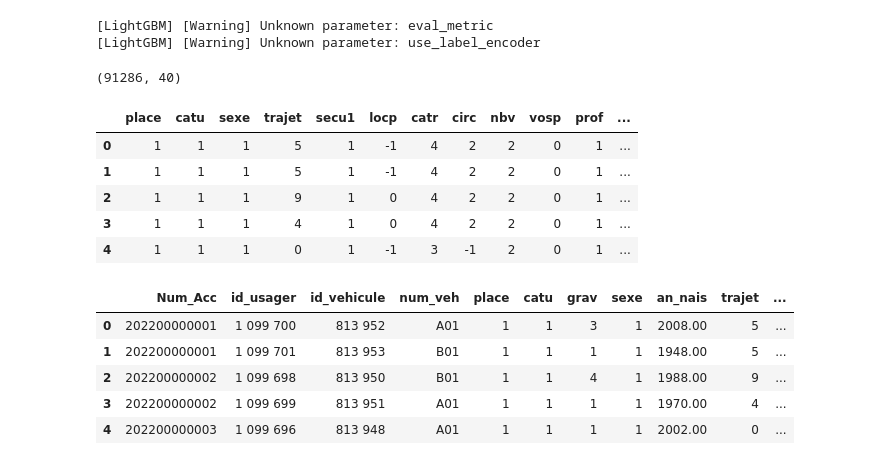
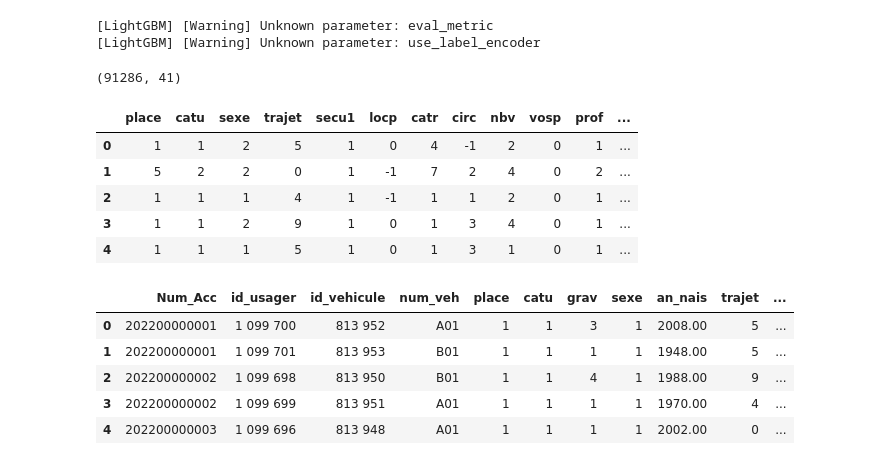
Before and after one commit to Nujadn/accident_route, a Jupyter notebook: modelisation_.ipynb, the cells around one changed output. Drawn from its saved outputs; the diff is of its cells as text; code cells hidden in the pictures.

```diff
--- a/modelisation_.ipynb
+++ b/modelisation_.ipynb
@@ -562,27 +850,27 @@ y_pred_rf = rf_model.predict(X_test)
 [LightGBM] [Warning] Unknown parameter: use_label_encoder
 # %%
 # création d'un df pour ajouter les prédictions au dataset
-#df_filtered = df.copy()
-df_filtered = df.iloc[:len(y_test)]
 
-df_filtered['gravite'] = df['grav']
+df_filtered = df_test.iloc[:len(y_test)]
+
+df_filtered['gravite'] = df_test['grav']
 df_filtered = df_filtered.drop(['grav'], axis=1)
 
 df_filtered['pred_ada'] = y_pred_ada
 df_filtered['pred_extrTr'] = y_pred_et
 df_filtered['pred_xgb'] = y_pred_xgbc
 df_filtered['pred_lgbm'] = y_pred_lgbm
 df_filtered['pred_knn'] = y_pred_knn
 print(df_filtered.shape)
 df_filtered.head()
 # %% [output]
-(91286, 40)
+(91286, 41)
 |  | place | catu | sexe | trajet | secu1 | locp | catr | circ | nbv | vosp | prof | ... |
-| 0 | 1 | 1 | 1 | 5 | 1 | -1 | 4 | 2 | 2 | 0 | 1 | ... |
-| 1 | 1 | 1 | 1 | 5 | 1 | -1 | 4 | 2 | 2 | 0 | 1 | ... |
-| 2 | 1 | 1 | 1 | 9 | 1 | 0 | 4 | 2 | 2 | 0 | 1 | ... |
-| 3 | 1 | 1 | 1 | 4 | 1 | 0 | 4 | 2 | 2 | 0 | 1 | ... |
-| 4 | 1 | 1 | 1 | 0 | 1 | -1 | 3 | -1 | 2 | 0 | 1 | ... |
+| 0 | 1 | 1 | 2 | 5 | 1 | 0 | 4 | -1 | 2 | 0 | 1 | ... |
+| 1 | 5 | 2 | 2 | 0 | 1 | -1 | 7 | 2 | 4 | 0 | 2 | ... |
+| 2 | 1 | 1 | 1 | 4 | 1 | -1 | 1 | 1 | 2 | 0 | 1 | ... |
+| 3 | 1 | 1 | 2 | 9 | 1 | 0 | 1 | 3 | 4 | 0 | 1 | ... |
+| 4 | 1 | 1 | 1 | 5 | 1 | 0 | 1 | 3 | 1 | 0 | 1 | ... |
 # %%
 df_bis = pd.read_csv("dataset/dataset_analyse.csv")
 df_bis.head()
```
Also changed, not shown: parts of 55 cells of this notebook, 5 other files.
